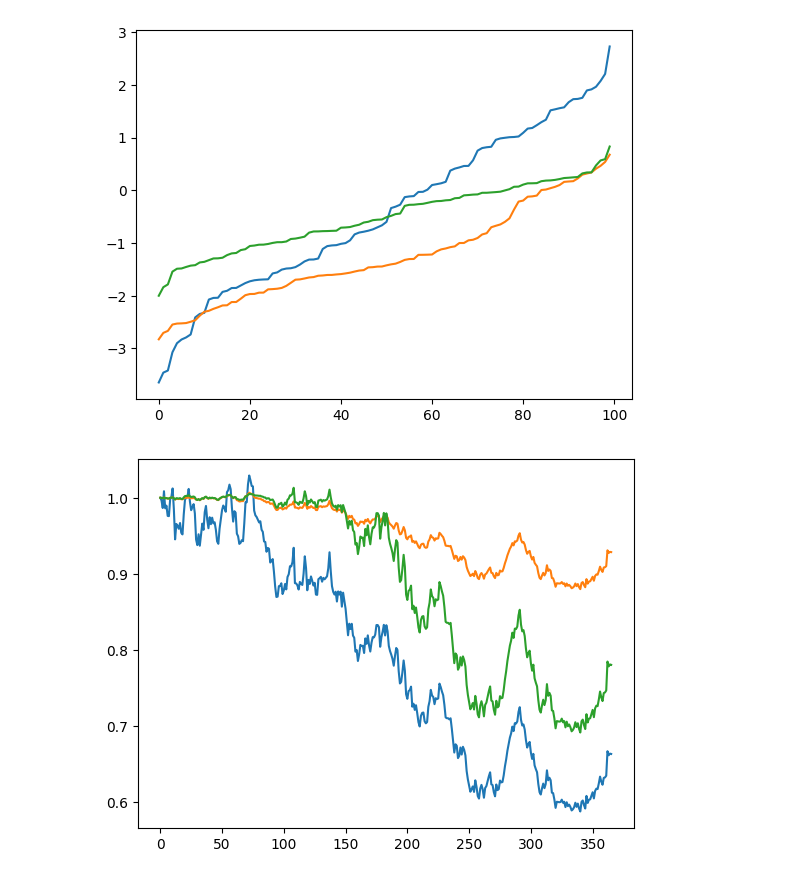
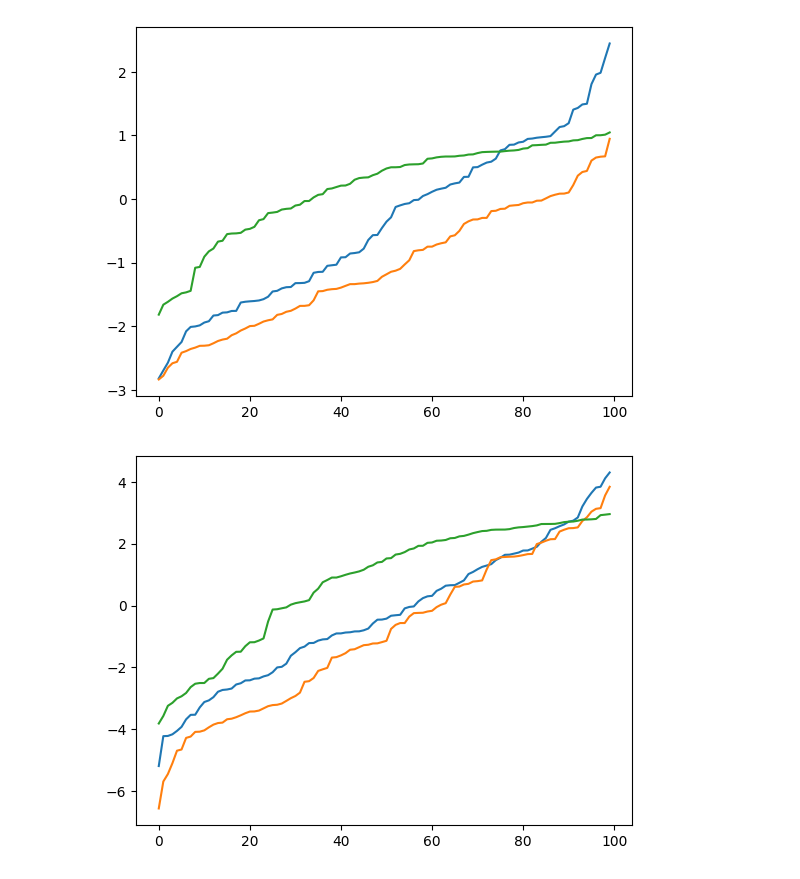
Before and after one commit to Sy-Sang/finance_utils, a Jupyter notebook: finance_utils/asset/spot/nb/nb3.ipynb, the cells around one changed output. Drawn from its saved outputs; the diff is of its cells as text; code cells hidden in the pictures.

```diff
--- a/finance_utils/asset/spot/nb/nb3.ipynb
+++ b/finance_utils/asset/spot/nb/nb3.ipynb
@@ -53,5 +53,5 @@ pyplot.show()
 # %%
-s1_test = scap.price_qualified_cap(10000, 0.95, 1.05)
+s1_test = scap.price_qualified_cap(10000, 0.99, 1.01)
 # %%
 pyplot.plot(sorted(scap_test.max_drawdown().spot_drawdown))
 pyplot.plot(sorted(scap_test.max_drawdown().yield_drawdown))
@@ -62,14 +62,14 @@ pyplot.show()
 # %%
-pyplot.plot(sorted(scap_test.sharp().spot_sharp))
-pyplot.plot(sorted(scap_test.sharp().yield_sharp))
-pyplot.plot(sorted(s1_test.sharp().yield_sharp))
+pyplot.plot(sorted(scap_test.mean_sharp().spot_sharp))
+pyplot.plot(sorted(scap_test.mean_sharp().yield_sharp))
+pyplot.plot(sorted(s1_test.mean_sharp().yield_sharp))
 pyplot.show()
 # %% [output]
-[figure, old version]
+[figure, new version]
 # %%
-pyplot.plot([i[0] for i in plist])
-pyplot.plot([i[0] for i in ylist])
-pyplot.plot([i[0] for i in s1_test.yield_slices])
+pyplot.plot(sorted(scap_test.slice_sharp().spot_sharp))
+pyplot.plot(sorted(scap_test.slice_sharp().yield_sharp))
+pyplot.plot(sorted(s1_test.slice_sharp().yield_sharp))
 pyplot.show()
 # %% [output]
-[figure, old version]
+[figure, new version]
```
Also changed, not shown: parts of 5 cells of this notebook, 3 other files.
